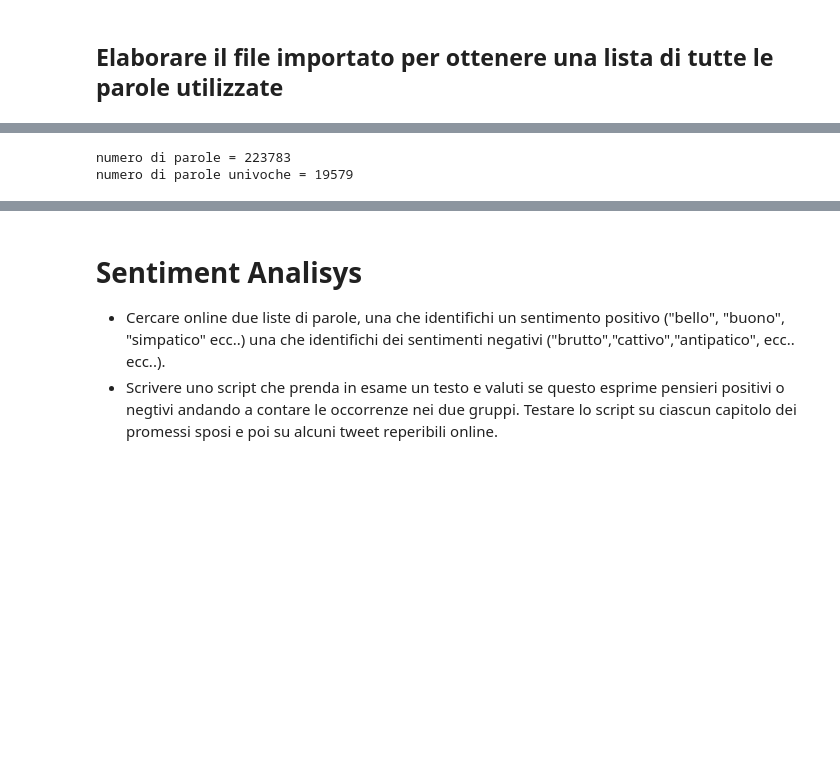
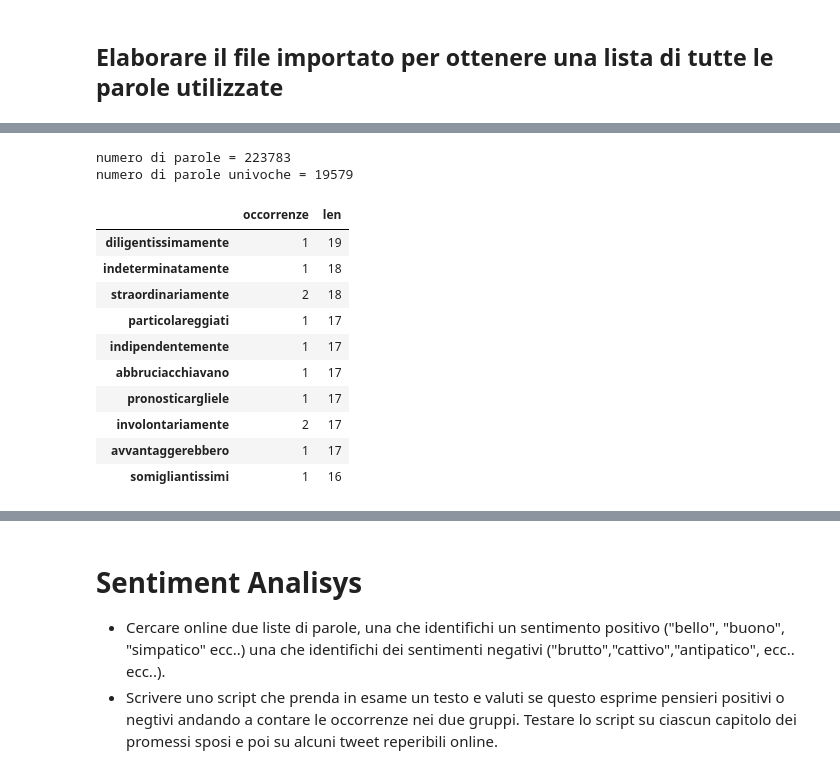
Before and after one commit to SGiuri/ML_PD-2122, a Jupyter notebook: ML_PD-03-SomeProblems/ML_PD-03.00-TxtAnalysis.ipynb, the cells around one changed output, grey strips where cells are left out. Cells and saved outputs as stored; diff of their text form; code cells hidden in the pictures; blank space fills up the shorter version.

```diff
--- a/ML_PD-03-SomeProblems/ML_PD-03.00-TxtAnalysis.ipynb
+++ b/ML_PD-03-SomeProblems/ML_PD-03.00-TxtAnalysis.ipynb
@@ -58,6 +47,0 @@ list_of_w = re.sub(pattern," ", entire_file).split()
-# %%
-print(f"numero di parole = {len(list_of_w)}")
-print(f"numero di parole univoche = {len(set(list_of_w))}")
-# %% [output]
-numero di parole = 223783
-numero di parole univoche = 19579
@@ -63,0 +54,30 @@ numero di parole univoche = 19579
+# %%
+entire_file_original = entire_file
+entire_file = entire_file.lower()
+
+def from_txt_to_list(a_big_string, min_lenght = 0):
+    pattern = "[\W\d]" # ruppo che contiene tutti i caratteri non alphanumerici e tutti i numeri
+    entire_file = a_big_string.lower()
+
+    list_of_w = re.sub(pattern," ", entire_file).split()
+
+    print(f"numero di parole = {len(list_of_w)}")
+    print(f"numero di parole univoche = {len(set(list_of_w))}")
+
+    # creo il dataframe con le parole
+
+    unique_words = Counter(list_of_w)
+
+    chiavi = unique_words.keys()
+    valori = unique_words.values()
+    unique_words_df = pd.DataFrame(valori, index = chiavi, columns=["occorrenze"]).sort_index()
+
+    most_common_words = unique_words_df.sort_values("occorrenze", ascending=False)
+
+    # contiamo le lettere di caiscuna parola
+    unique_words_df["len"] = unique_words_df.index.str.len()
+    # Filtriamo le parole con meno di n lettere
+    longer_words_df = unique_words_df[unique_words_df["len"] >= min_lenght].sort_values("occorrenze",
+                                                            ascending = False)
+
+    return list_of_w, longer_words_df
@@ -63,0 +108,19 @@ numero di parole univoche = 19579
+# %%
+my_words, my_df = from_txt_to_list(entire_file_original, min_lenght = 5)
+# %% [output]
+numero di parole = 223783
+numero di parole univoche = 19579
+# %%
+my_df.sort_values("len", ascending = False).head(10)
+# %% [output]
+|  | occorrenze | len |
+| diligentissimamente | 1 | 19 |
+| indeterminatamente | 1 | 18 |
+| straordinariamente | 2 | 18 |
+| particolareggiati | 1 | 17 |
+| indipendentemente | 1 | 17 |
+| abbruciacchiavano | 1 | 17 |
+| pronosticargliele | 1 | 17 |
+| involontariamente | 2 | 17 |
+| avvantaggerebbero | 1 | 17 |
+| somigliantissimi | 1 | 16 |
```
Also changed, not shown: parts of 15 cells of this notebook, 1 other file.
